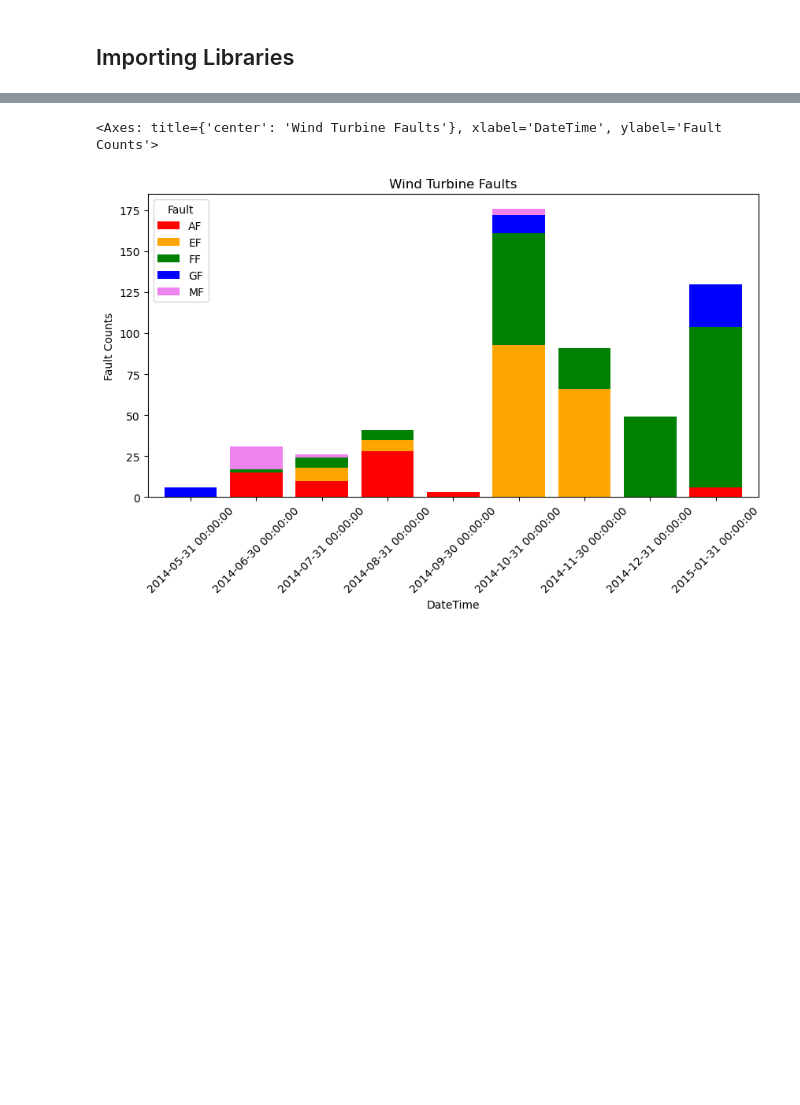
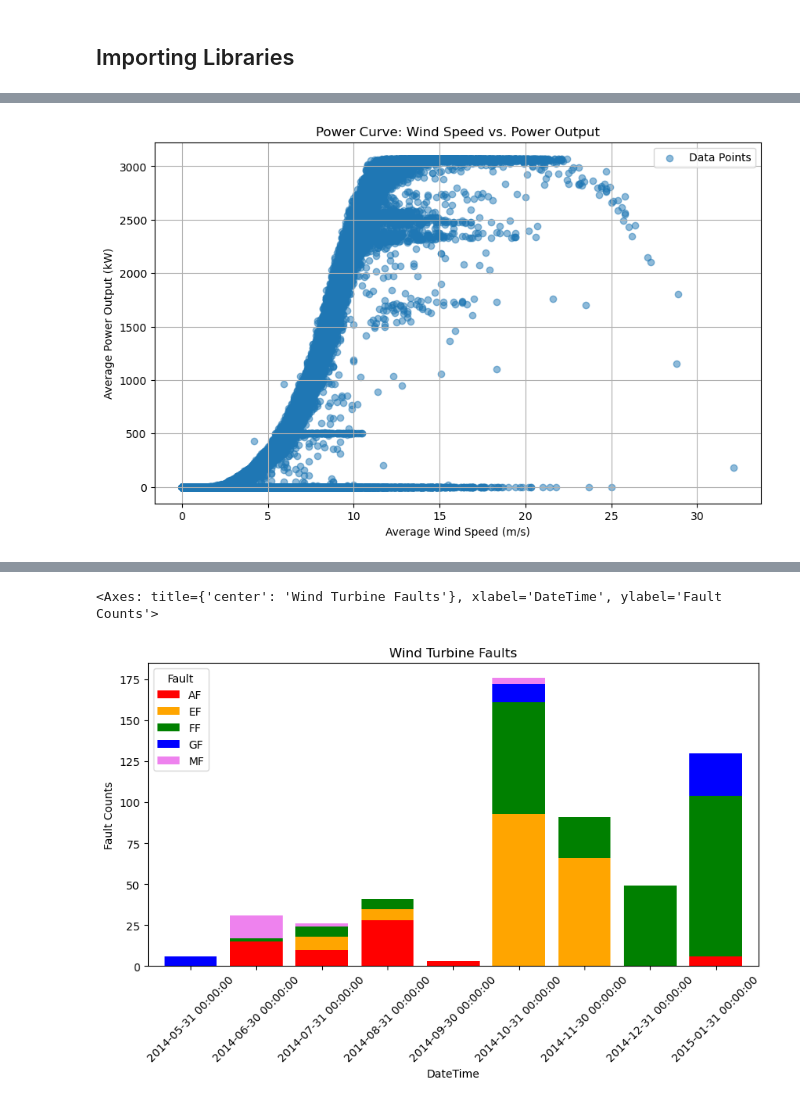
Before and after one commit to busi732/BUSI732_F24_Team3, a Jupyter notebook: notebooks/EDA.ipynb, the cells around one changed output, grey strips where cells are left out. Drawn from its saved outputs; the diff is of its cells as text; code cells hidden in the pictures; blank space fills up the shorter version.

```diff
--- a/notebooks/EDA.ipynb
+++ b/notebooks/EDA.ipynb
@@ -30,0 +53,18 @@ scada_df = di('scada_data.csv', "DateTime", '%m/%d/%Y %H:%M')
+# %%
+import matplotlib.pyplot as plt
+
+# Extract relevant columns for the power curve
+wind_speed = scada_data['WEC: ava. windspeed']
+power_output = scada_data['WEC: ava. Power']
+
+# Plotting the power curve
+plt.figure(figsize=(10, 6))
+plt.scatter(wind_speed, power_output, alpha=0.5, label="Data Points")
+plt.title("Power Curve: Wind Speed vs. Power Output")
+plt.xlabel("Average Wind Speed (m/s)")
+plt.ylabel("Average Power Output (kW)")
+plt.grid(True)
+plt.legend()
+plt.show()
+# %% [output]
+[figure, added]
```
Also changed, not shown: parts of 23 cells of this notebook, 4 other files.
